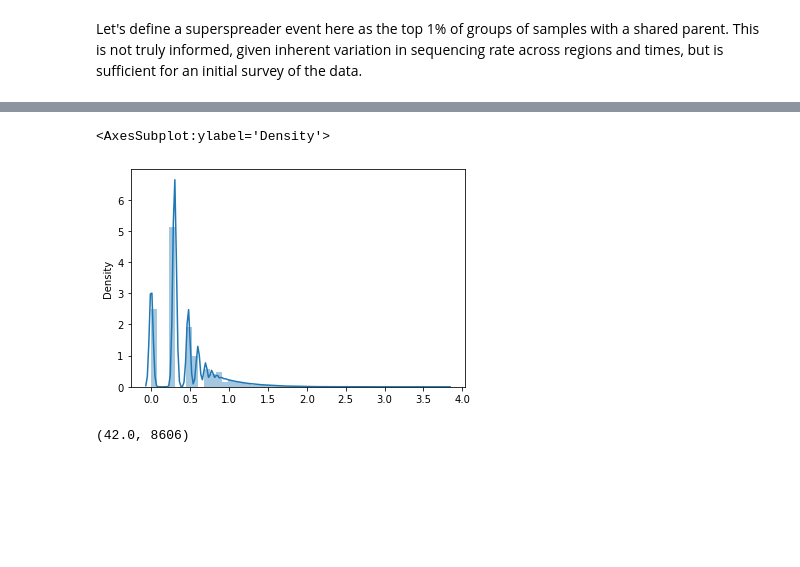
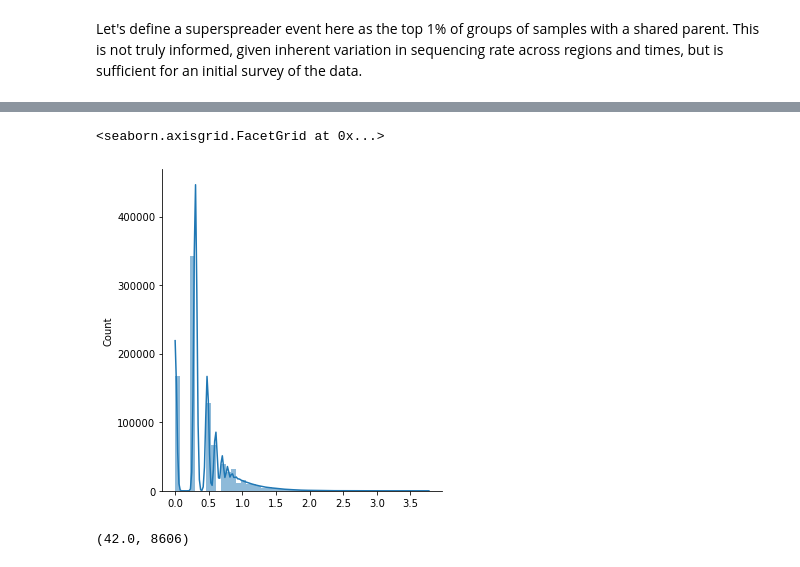
Before and after one commit to jmcbroome/bte-binder, a Jupyter notebook: Identifying Superspreader Events.ipynb, the cells around one changed output, grey strips where cells are left out. Cells and saved outputs as stored; diff of their text form; code cells hidden in the pictures; blank space fills up the shorter version.

Commit message:
Replaces distplot with displot

```diff
--- a/Identifying Superspreader Events.ipynb
+++ b/Identifying Superspreader Events.ipynb
@@ -31,8 +31,8 @@ Finished 'breadth_first_expansion' in 1.6839 seconds
 # %%
-sns.distplot([np.log10(len(v)) for v in groups.values()])
+sns.displot(kde=True, bins=50, data=[np.log10(len(v)) for v in groups.values()], edgecolor=None)
 # %% [output]
-<AxesSubplot:ylabel='Density'>
+<seaborn.axisgrid.FacetGrid at 0x...>
-[figure, old version]
+[figure, new version]
 # %%
 threshold = np.percentile([len(v) for v in groups.values()],99)
 threshold, len([len(v) for v in groups.values() if len(v) > threshold])
```
Also changed, not shown: parts of 2 cells of this notebook.
